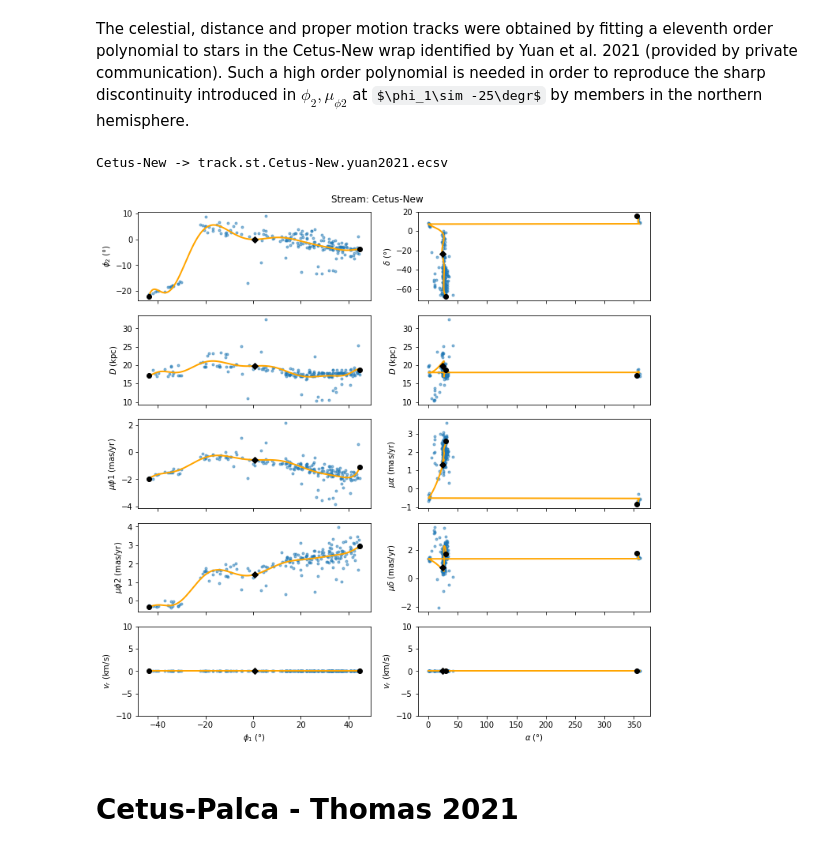
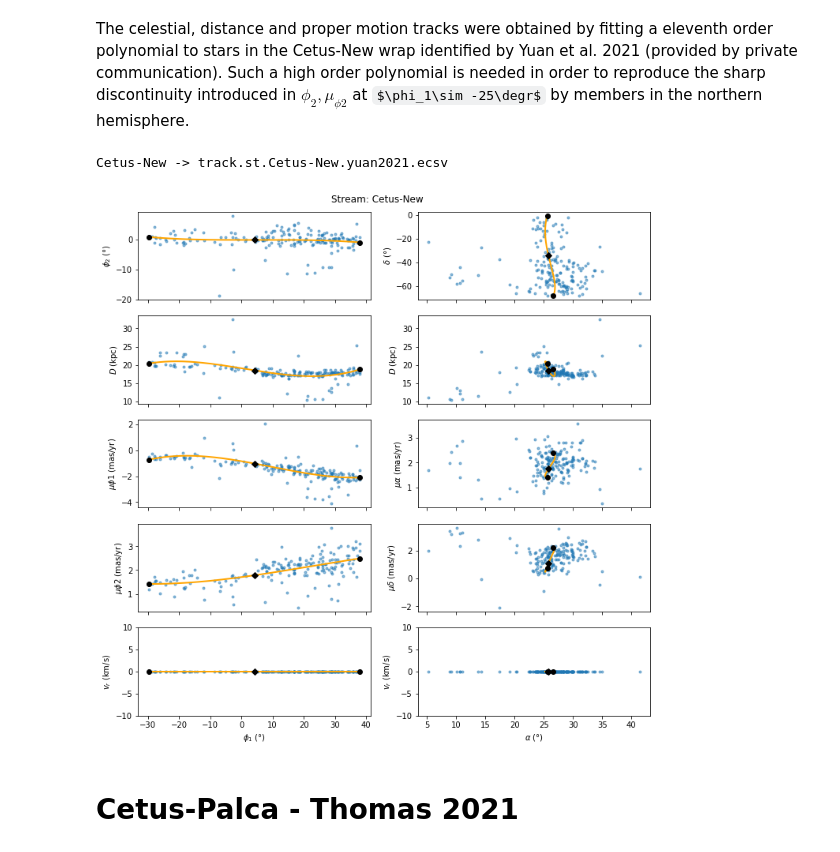
Before and after one commit to cmateu/galstreams, a Jupyter notebook: galstreams/tracks/standardized_tracks.ipynb, the cells around one changed output. Cells and saved outputs as stored; diff of their text form; code cells hidden in the pictures; some formulas as TeX source.

Commit message:
track corrections

```diff
--- a/galstreams/tracks/standardized_tracks.ipynb
+++ b/galstreams/tracks/standardized_tracks.ipynb
@@ -1439,22 +1477,22 @@ The celestial, distance and proper motion tracks were obtained by fitting a elev
 # %%
 dat = astropy.io.ascii.read("../support_data/yuan2020/Cetus_New.csv")
 
 zeros = np.zeros(dat['ra'].size)
-m = dat['dec']<20.
+m = dat['dec']<0.
 
 coo = ac.SkyCoord(ra=dat['ra'][m]*u.deg, dec=dat['dec'][m]*u.deg, distance=dat['dis'][m]*u.kpc,
                   pm_ra_cosdec=dat['pmra'][m]*u.mas/u.yr, pm_dec=dat['pmdec'][m]*u.mas/u.yr,
                   radial_velocity=zeros[m]*u.km/u.s, frame='icrs')
 
 
 Ref = "Yuan2021"
 Name,ShortName= "Cetus-New","CetNw"
 
-generate_track_from_points_plot_and_store(coo, Name, Ref, deg=11, mid_point=None, stream_frame=None,
+generate_track_from_points_plot_and_store(coo, Name, Ref, deg=3, mid_point=None, stream_frame=None,
                                           ShortName=ShortName, clf=False, plot_obs=True, InfoFlags="1110")
 # %% [output]
 Cetus-New -> track.st.Cetus-New.yuan2021.ecsv
-[figure, old version]
+[figure, new version]
 # %%
 # dat = pd.read_csv("../support_data/yuan2020/Cetus_Palca.csv")
 
```
Also changed, not shown: parts of 28 cells of this notebook, 8 other files.
